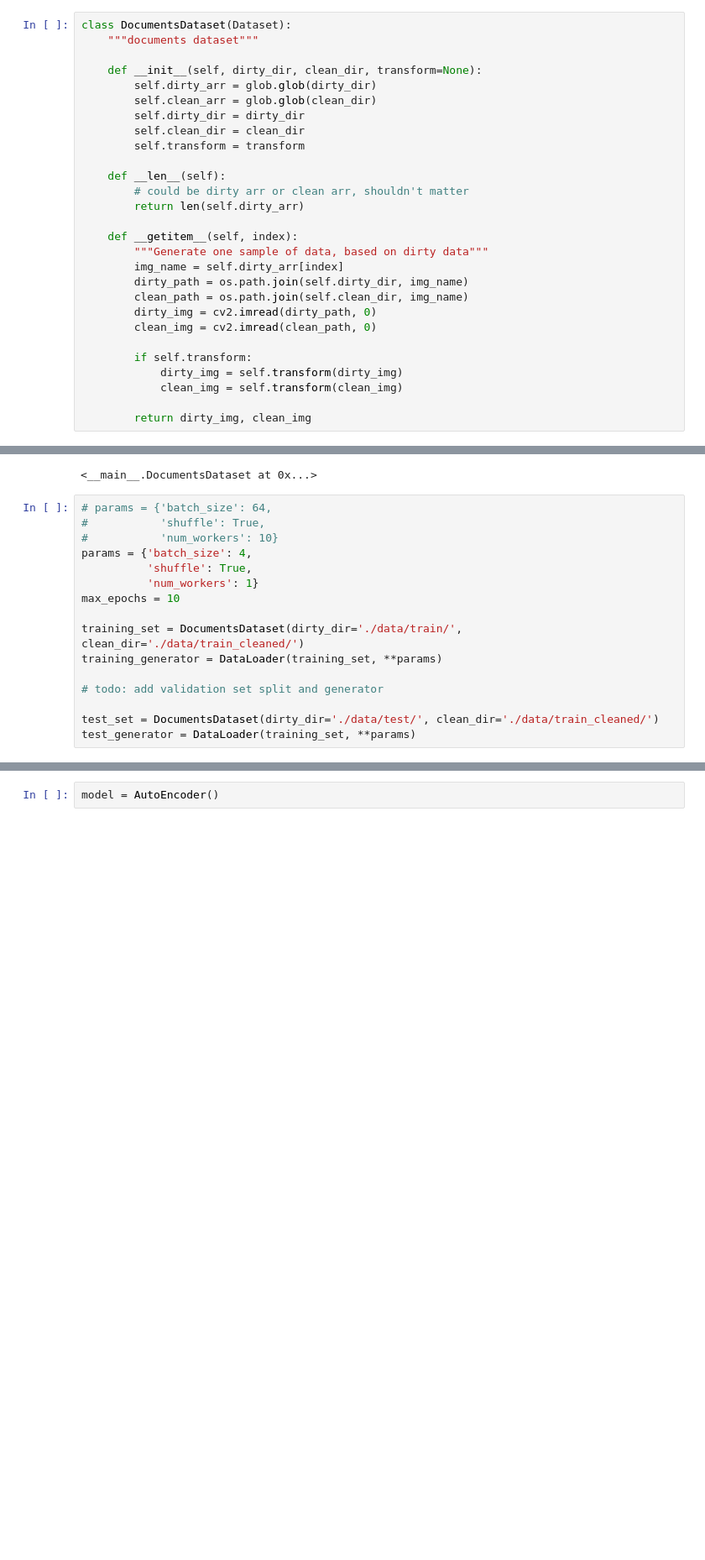
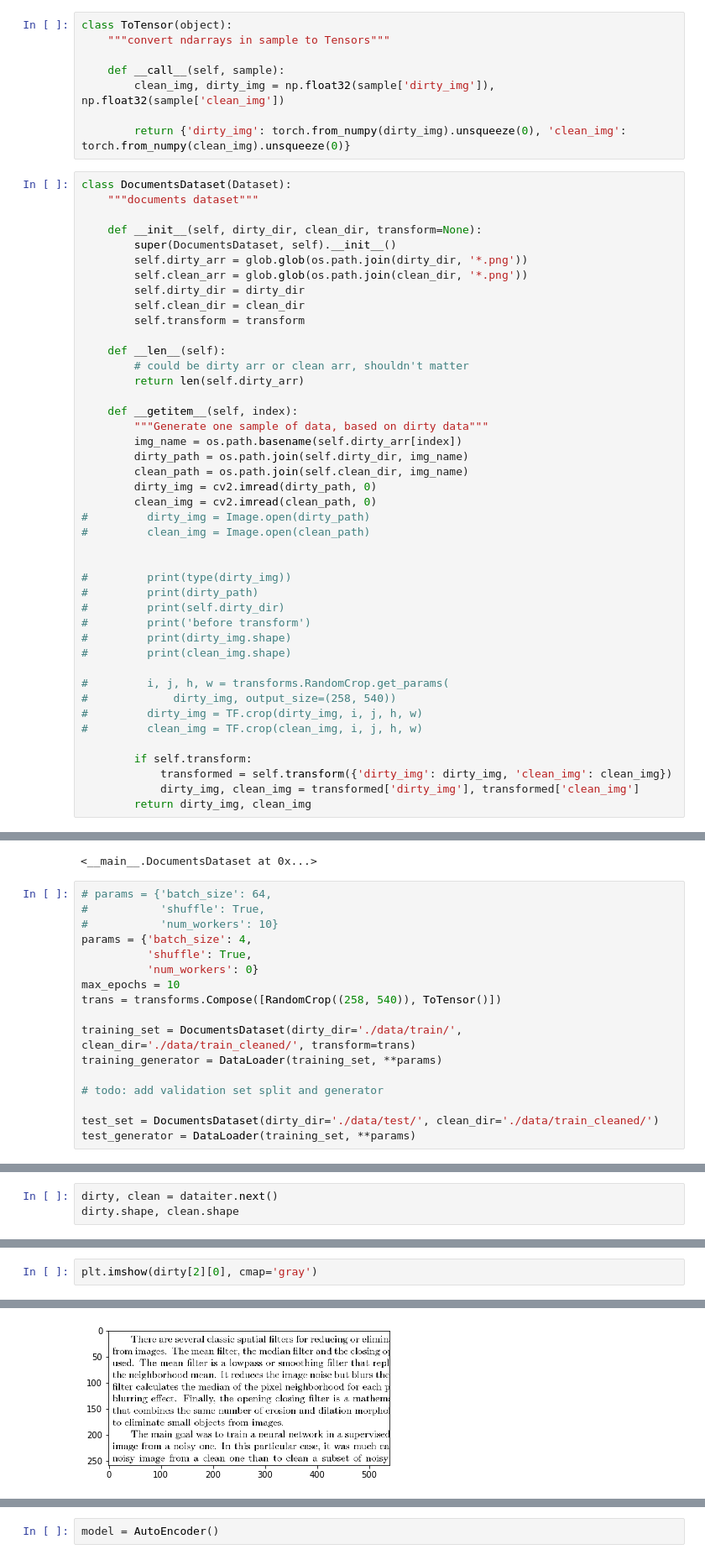
Before and after one commit to jimzers/denoising-docs, a Jupyter notebook: autoencoder_denoising.ipynb, the cells around one changed output, grey strips where cells are left out. Shown: that part at 84% size. Drawn from its saved outputs; the diff is of its cells as text; blank space fills up the shorter version.

```diff
--- a/autoencoder_denoising.ipynb
+++ b/autoencoder_denoising.ipynb
@@ -64,10 +144,19 @@ SyntaxError: invalid syntax (<ipython-input-16-3c25904bc65d>, line 1)
+# %%
+class ToTensor(object):
+    """convert ndarrays in sample to Tensors"""
+
+    def __call__(self, sample):
+        clean_img, dirty_img = np.float32(sample['dirty_img']), np.float32(sample['clean_img'])
+
+        return {'dirty_img': torch.from_numpy(dirty_img).unsqueeze(0), 'clean_img': torch.from_numpy(clean_img).unsqueeze(0)}
 # %%
 class DocumentsDataset(Dataset):
     """documents dataset"""
 
     def __init__(self, dirty_dir, clean_dir, transform=None):
-        self.dirty_arr = glob.glob(dirty_dir)
-        self.clean_arr = glob.glob(clean_dir)
+        super(DocumentsDataset, self).__init__()
+        self.dirty_arr = glob.glob(os.path.join(dirty_dir, '*.png'))
+        self.clean_arr = glob.glob(os.path.join(clean_dir, '*.png'))
         self.dirty_dir = dirty_dir
         self.clean_dir = clean_dir
         self.transform = transform
@@ -78,14 +167,28 @@ class DocumentsDataset(Dataset):
 
     def __getitem__(self, index):
         """Generate one sample of data, based on dirty data"""
-        img_name = self.dirty_arr[index]
+        img_name = os.path.basename(self.dirty_arr[index])
         dirty_path = os.path.join(self.dirty_dir, img_name)
         clean_path = os.path.join(self.clean_dir, img_name)
         dirty_img = cv2.imread(dirty_path, 0)
         clean_img = cv2.imread(clean_path, 0)
+#         dirty_img = Image.open(dirty_path)
+#         clean_img = Image.open(clean_path)
+
+
+#         print(type(dirty_img))
+#         print(dirty_path)
+#         print(self.dirty_dir)
+#         print('before transform')
+#         print(dirty_img.shape)
+#         print(clean_img.shape)
+
+#         i, j, h, w = transforms.RandomCrop.get_params(
+#             dirty_img, output_size=(258, 540))
+#         dirty_img = TF.crop(dirty_img, i, j, h, w)
+#         clean_img = TF.crop(clean_img, i, j, h, w)
 
         if self.transform:
-            dirty_img = self.transform(dirty_img)
-            clean_img = self.transform(clean_img)
-
+            transformed = self.transform({'dirty_img': dirty_img, 'clean_img': clean_img})
+            dirty_img, clean_img = transformed['dirty_img'], transformed['clean_img']
         return dirty_img, clean_img
@@ -166,10 +307,11 @@ training_set
 #           'num_workers': 10}
 params = {'batch_size': 4,
           'shuffle': True,
-          'num_workers': 1}
+          'num_workers': 0}
 max_epochs = 10
+trans = transforms.Compose([RandomCrop((258, 540)), ToTensor()])
 
-training_set = DocumentsDataset(dirty_dir='./data/train/', clean_dir='./data/train_cleaned/')
+training_set = DocumentsDataset(dirty_dir='./data/train/', clean_dir='./data/train_cleaned/', transform=trans)
 training_generator = DataLoader(training_set, **params)
 
 # todo: add validation set split and generator
@@ -183,0 +324,3 @@ TypeError: default_collate: batch must contain tensors, numpy arrays, numbers, d
+# %%
+dirty, clean = dataiter.next()
+dirty.shape, clean.shape
@@ -183,0 +333,3 @@ TypeError: default_collate: batch must contain tensors, numpy arrays, numbers, d
+# %%
+plt.imshow(dirty[2][0], cmap='gray')
+# %% [output]
@@ -183,0 +337 @@ TypeError: default_collate: batch must contain tensors, numpy arrays, numbers, d
+[figure, added]
```
Also changed, not shown: parts of 22 cells of this notebook.
